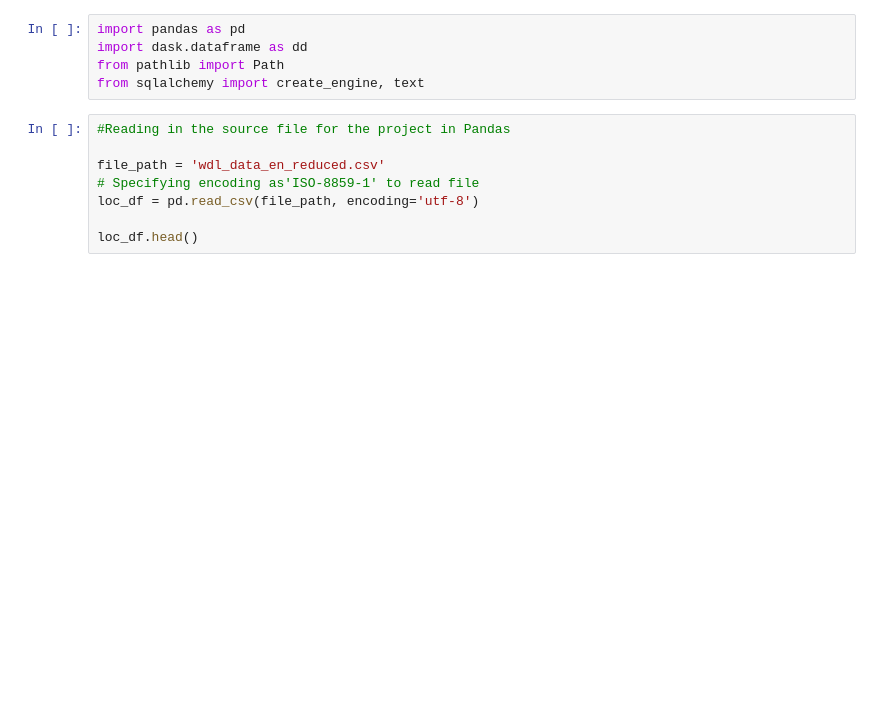
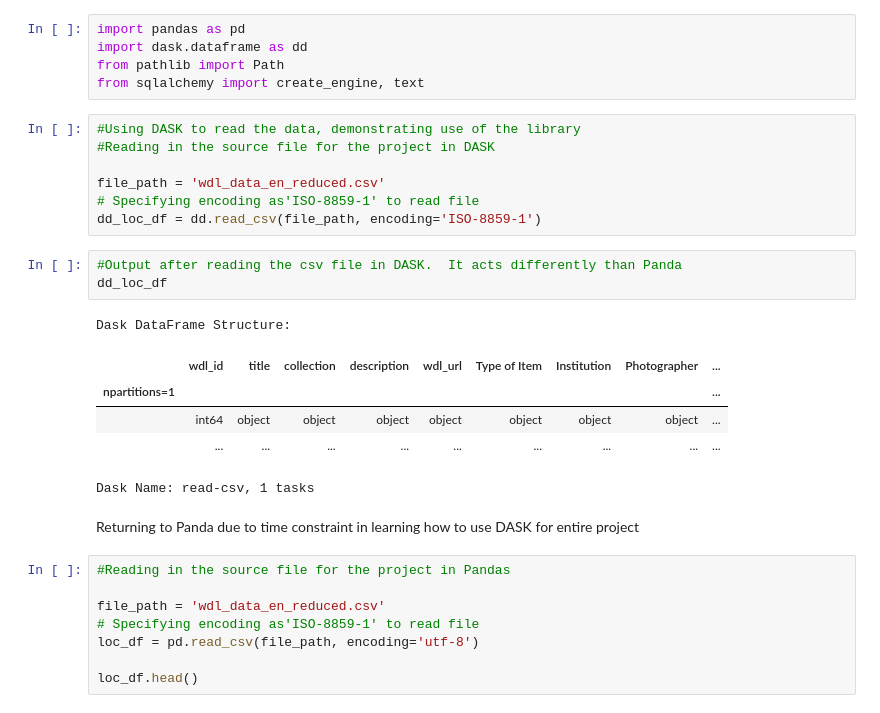
Before and after one commit to caitepley/Project-3, a Jupyter notebook: LOC_new.ipynb, the cells around one changed output. Saved outputs shown, nothing was run; the diff lists cells and outputs as text; blank space fills up the shorter version.

Commit message:
restructure of csv files and running DASK

```diff
--- a/LOC_new.ipynb
+++ b/LOC_new.ipynb
@@ -14,6 +14,25 @@ import pandas as pd
 import dask.dataframe as dd
 from pathlib import Path
 from sqlalchemy import create_engine, text
+# %%
+#Using DASK to read the data, demonstrating use of the library
+#Reading in the source file for the project in DASK
+
+file_path = 'wdl_data_en_reduced.csv'
+# Specifying encoding as'ISO-8859-1' to read file
+dd_loc_df = dd.read_csv(file_path, encoding='ISO-8859-1')
+# %%
+#Output after reading the csv file in DASK.  It acts differently than Panda
+dd_loc_df
+# %% [output]
+Dask DataFrame Structure:
+|  | wdl_id | title | collection | description | wdl_url | Type of Item | Institution | Photographer | ... |
+| npartitions=1 |  |  |  |  |  |  |  |  | ... |
+|  | int64 | object | object | object | object | object | object | object | ... |
+|  | ... | ... | ... | ... | ... | ... | ... | ... | ... |
+Dask Name: read-csv, 1 tasks
+# %% [markdown]
+Returning to Panda due to time constraint in learning how to use DASK for entire project
 # %%
 #Reading in the source file for the project in Pandas
 
```
Also changed, not shown: parts of 6 cells of this notebook, 1 other file.
